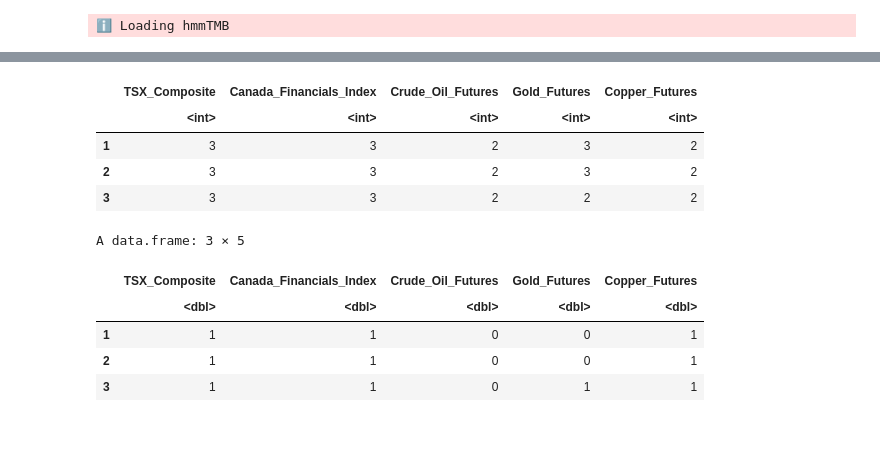
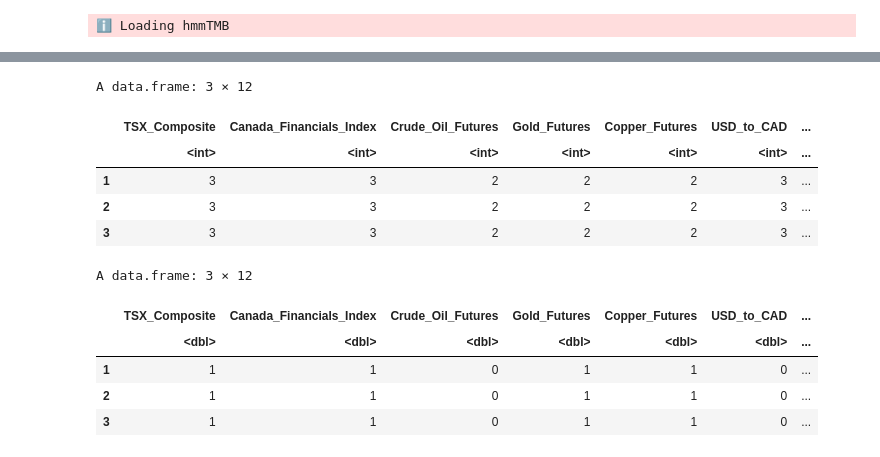
Before and after one commit to DuncanCSt/forecast_research, a Jupyter notebook: finance/regime_forecasting.ipynb, the cells around one changed output, grey strips where cells are left out. Cells and saved outputs as stored; diff of their text form; code cells hidden in the pictures.

```diff
--- a/finance/regime_forecasting.ipynb
+++ b/finance/regime_forecasting.ipynb
@@ -24,7 +25,10 @@ close_data <- get_markets_data("2007-01-01", "2025-09-01", "weeks", plot=TRUE)
 close_data <- close_data %>%
   select(Date,
     TSX_Composite, Canada_Financials_Index,
-    Crude_Oil_Futures, Gold_Futures, Copper_Futures
+    Crude_Oil_Futures, Gold_Futures, Copper_Futures,
+    USD_to_CAD, Canada_Corporate_Bonds,
+    Canada_Government_Bonds, US_oil_gas, Global_Materials,
+    US_Real_Estate, SP_500,
   )
 
 close_data_log <- ln_transform(close_data)
@@ -56,21 +62,23 @@ Warning message:
 # %%
 state_list <- list()  # Initialize an empty list to collect state vectors
 par_list <- list()  # Initialize an empty list to collect parameters
+models <- list()  # Initialize an empty list to collect models
 recoded_states_list <- list()  # Initialize an empty list to collect recoded states
-for (col in setdiff(colnames(close_data_log), "Date")) {  # Exclude 'Date' directly
+corelation_window <- which.min(abs(close_data$Date - as.Date("2021-05-01")))
+corelation_data <- close_data_log[1:corelation_window, ]
+for (col in setdiff(colnames(corelation_data), "Date")) {  # Exclude 'Date' directly
   hmm_model <- fit_hmm(
     n_states = 3,
-    data = close_data_log,
+    data = corelation_data,
     obs_name = col,
     hid_formula = as.formula("~1"),
     horseshoe = FALSE,
     init = NULL
   )
   states <- hmm_model$states()  # Extract states as a vector
-  state_list[[col]] <- states   # Add to list with column name as key
 
   obs_par <- matrix(hmm_model$obs()$par(), ncol = 2, byrow = TRUE)  # Extract observation parameters
-  obs_par <- cbind(obs_par, matrix(table(states), ncol = 1))
+  obs_par <- cbind(obs_par, matrix(table(append(states, c(1, 2, 3))), ncol = 1))
   colnames(obs_par) <- c("mean", "sd", "count")
 
   high_var_state <- which.max(obs_par[, "sd"])
@@ -90,8 +98,10 @@ for (col in setdiff(colnames(close_data_log), "Date")) {  # Exclude 'Date' direc
       return(0)
     }
   })
+  state_list[[col]] <- states   # Add to list with column name as key
   recoded_states_list[[col]] <- recoded_states
   par_list[[col]] <- obs_par
+  models[[col]] <- hmm_model
 }
 
 # Combine the list into a data frame
@@ -106,11 +119,12 @@ A data.frame: 3 × 5
+A data.frame: 3 × 12
-|  | TSX_Composite | Canada_Financials_Index | Crude_Oil_Futures | Gold_Futures | Copper_Futures |
-|  | <int> | <int> | <int> | <int> | <int> |
-| 1 | 3 | 3 | 2 | 3 | 2 |
-| 2 | 3 | 3 | 2 | 3 | 2 |
-| 3 | 3 | 3 | 2 | 2 | 2 |
+|  | TSX_Composite | Canada_Financials_Index | Crude_Oil_Futures | Gold_Futures | Copper_Futures | USD_to_CAD | ... |
+|  | <int> | <int> | <int> | <int> | <int> | <int> | ... |
+| 1 | 3 | 3 | 2 | 2 | 2 | 3 | ... |
+| 2 | 3 | 3 | 2 | 2 | 2 | 3 | ... |
+| 3 | 3 | 3 | 2 | 2 | 2 | 3 | ... |
-A data.frame: 3 × 5
+A data.frame: 3 × 12
-|  | TSX_Composite | Canada_Financials_Index | Crude_Oil_Futures | Gold_Futures | Copper_Futures |
-|  | <dbl> | <dbl> | <dbl> | <dbl> | <dbl> |
-| 1 | 1 | 1 | 0 | 0 | 1 |
-| 2 | 1 | 1 | 0 | 0 | 1 |
-| 3 | 1 | 1 | 0 | 1 | 1 |
+|  | TSX_Composite | Canada_Financials_Index | Crude_Oil_Futures | Gold_Futures | Copper_Futures | USD_to_CAD | ... |
+|  | <dbl> | <dbl> | <dbl> | <dbl> | <dbl> | <dbl> | ... |
+| 1 | 1 | 1 | 0 | 1 | 1 | 0 | ... |
+| 2 | 1 | 1 | 0 | 1 | 1 | 0 | ... |
+| 3 | 1 | 1 | 0 | 1 | 1 | 0 | ... |
```
Also changed, not shown: parts of 13 cells of this notebook, 2 other files.
